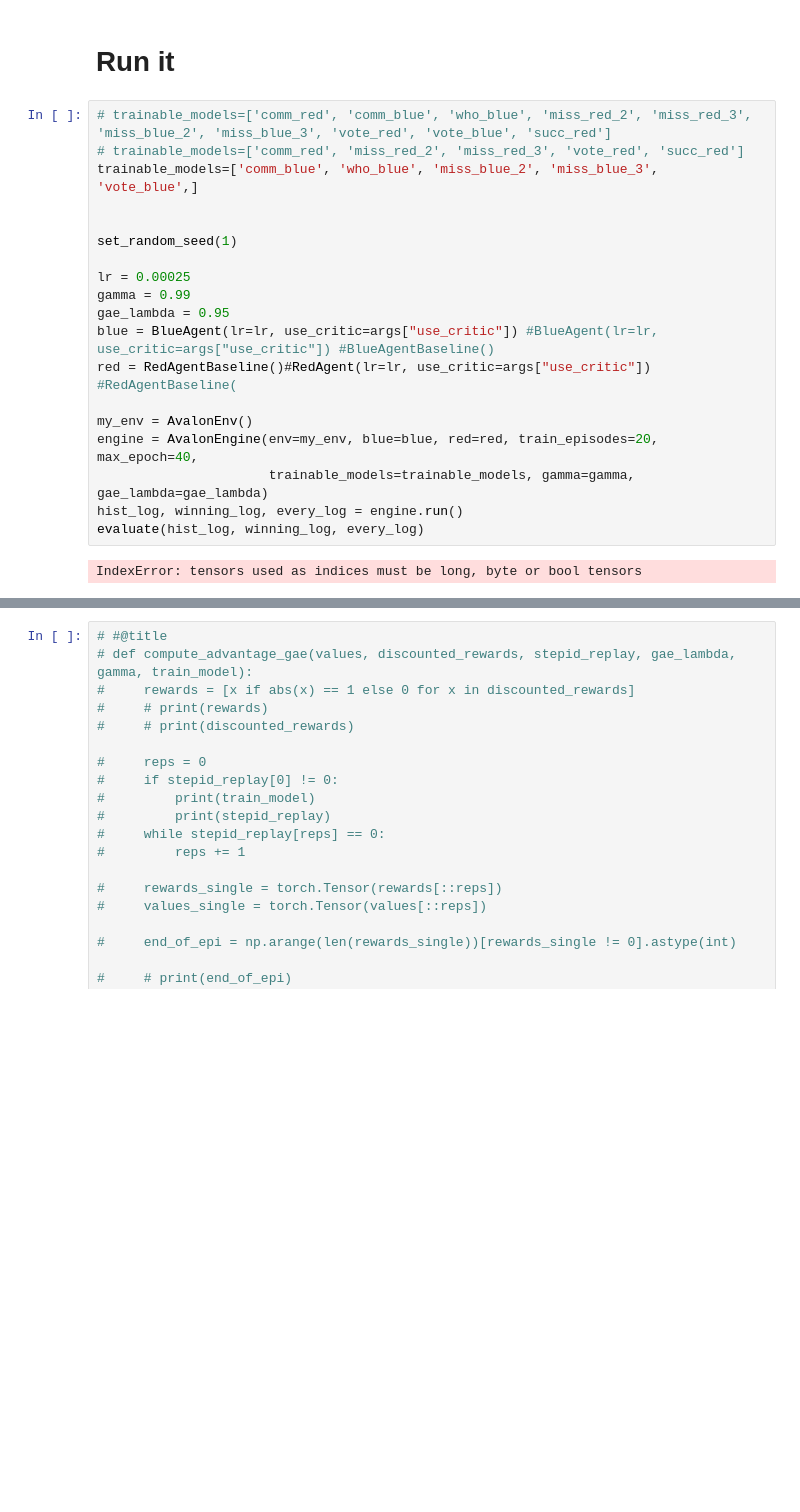
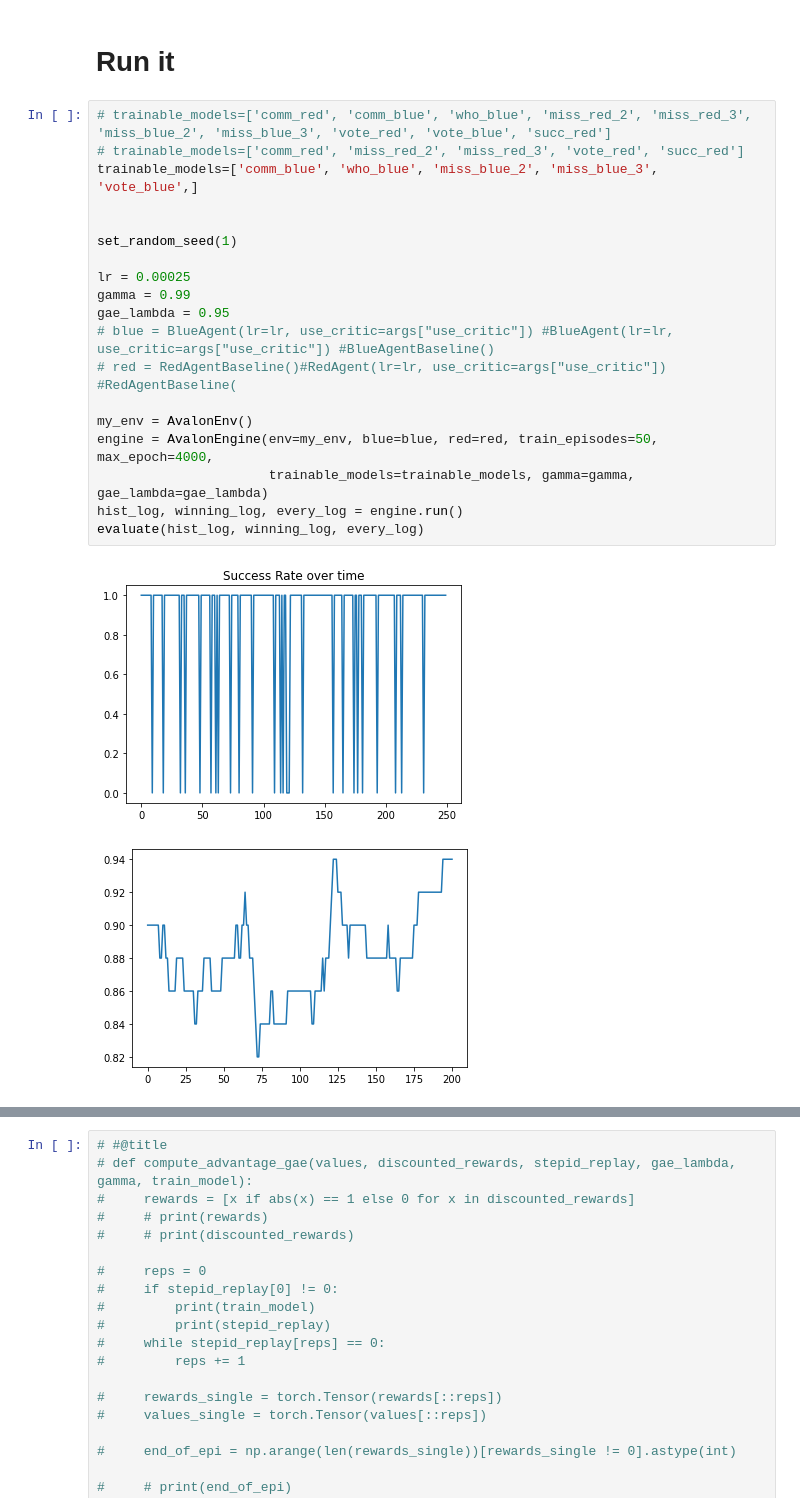
Before and after one commit to eli4224/avalon, a Jupyter notebook: main.ipynb, the cells around one changed output, grey strips where cells are left out. Drawn from its saved outputs; the diff is of its cells as text; blank space fills up the shorter version.

```diff
--- a/main.ipynb
+++ b/main.ipynb
@@ -949,21 +961,22 @@ def update_parameters_ppo(optimizer, acmodel, sb, args, train_model):
 # %%
 # trainable_models=['comm_red', 'comm_blue', 'who_blue', 'miss_red_2', 'miss_red_3', 'miss_blue_2', 'miss_blue_3', 'vote_red', 'vote_blue', 'succ_red']
 # trainable_models=['comm_red', 'miss_red_2', 'miss_red_3', 'vote_red', 'succ_red']
 trainable_models=['comm_blue', 'who_blue', 'miss_blue_2', 'miss_blue_3', 'vote_blue',]
 
 
 set_random_seed(1)
 
 lr = 0.00025
 gamma = 0.99
 gae_lambda = 0.95
-blue = BlueAgent(lr=lr, use_critic=args["use_critic"]) #BlueAgent(lr=lr, use_critic=args["use_critic"]) #BlueAgentBaseline()
-red = RedAgentBaseline()#RedAgent(lr=lr, use_critic=args["use_critic"]) #RedAgentBaseline(
+# blue = BlueAgent(lr=lr, use_critic=args["use_critic"]) #BlueAgent(lr=lr, use_critic=args["use_critic"]) #BlueAgentBaseline()
+# red = RedAgentBaseline()#RedAgent(lr=lr, use_critic=args["use_critic"]) #RedAgentBaseline(
 
 my_env = AvalonEnv()
-engine = AvalonEngine(env=my_env, blue=blue, red=red, train_episodes=20, max_epoch=40,
+engine = AvalonEngine(env=my_env, blue=blue, red=red, train_episodes=50, max_epoch=4000,
                       trainable_models=trainable_models, gamma=gamma, gae_lambda=gae_lambda)
 hist_log, winning_log, every_log = engine.run()
 evaluate(hist_log, winning_log, every_log)
 # %% [output]
-IndexError: tensors used as indices must be long, byte or bool tensors
+[figure, added]
+[figure, added]
```
Also changed, not shown: parts of 6 cells of this notebook.
